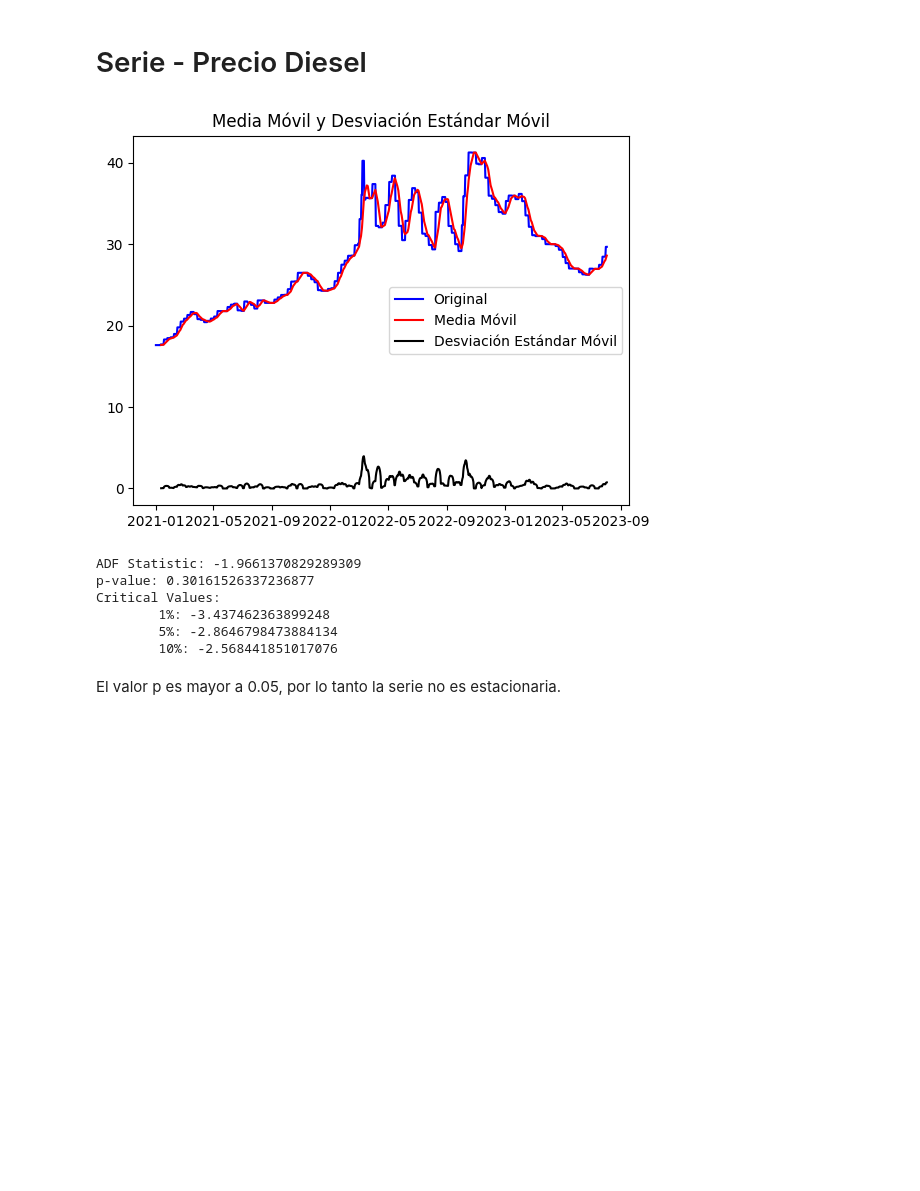
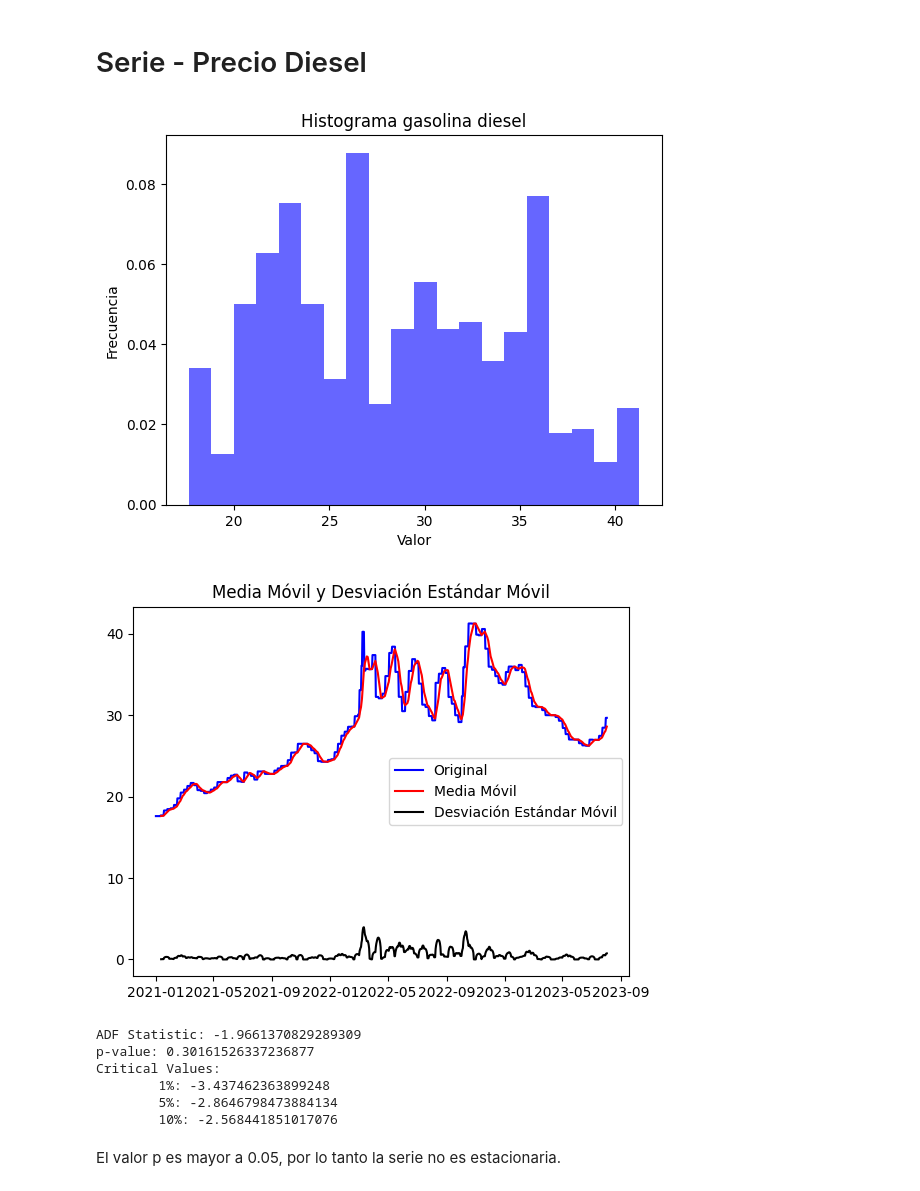
Before and after one commit to MGonza20/Lab2_DataScience, a Jupyter notebook: gasolina.ipynb, the cells around one changed output. Saved outputs shown, nothing was run; the diff lists cells and outputs as text; code cells hidden in the pictures; blank space fills up the shorter version.

Commit message:
Added histogram to check for normality

```diff
--- a/gasolina.ipynb
+++ b/gasolina.ipynb
@@ -87,9 +105,15 @@ El valor p es mayor a 0.05, por lo tanto la serie no es estacionaria.
 # %%
 diesel_df = pd.read_csv('data/precios_gasolina.csv', parse_dates = ['fecha'], index_col = ['fecha'])
 diesel_df = diesel_df.drop(['tipo_cambio', 'superior', 'regular', 'bunker', 'cilindro'], axis = 1)
+plt.hist(diesel_df['diesel'], bins=20, density=True, alpha=0.6, color='blue')
+plt.xlabel('Valor')
+plt.ylabel('Frecuencia')
+plt.title('Histograma gasolina diesel')
+plt.show()
 get_stationarity(diesel_df, 'diesel')
 # %% [output]
-[figure, old version]
+[figure, new version]
+[figure, added]
 ADF Statistic: -1.9661370829289309
 p-value: 0.30161526337236877
 Critical Values:
```
Also changed, not shown: parts of 24 cells of this notebook.
